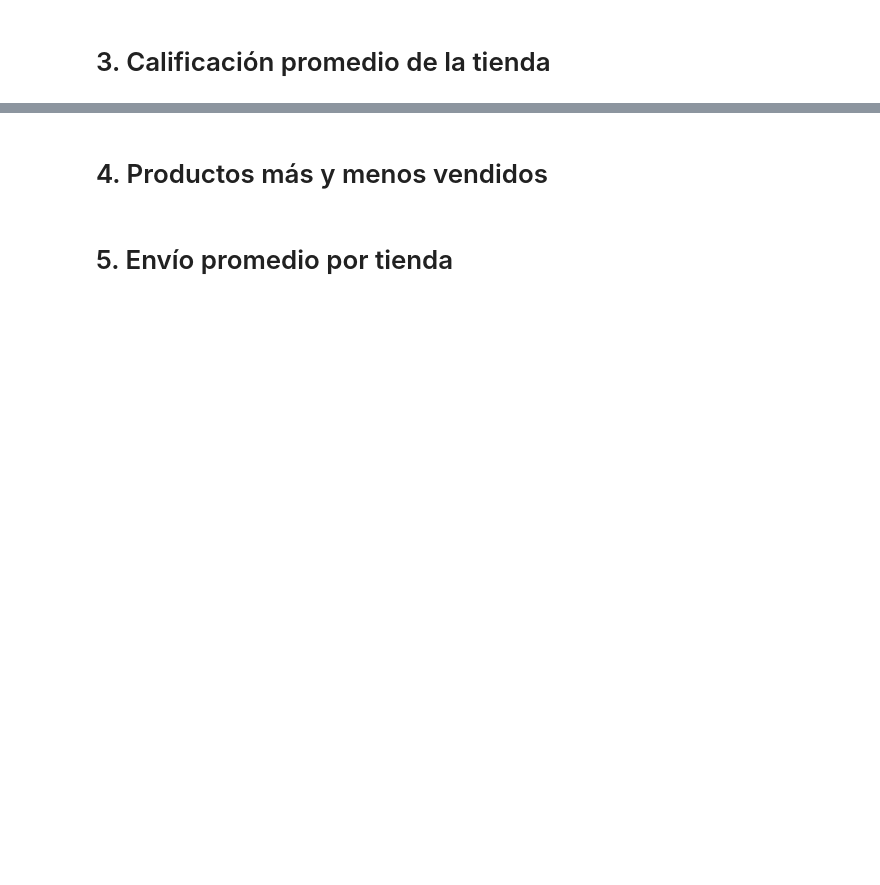
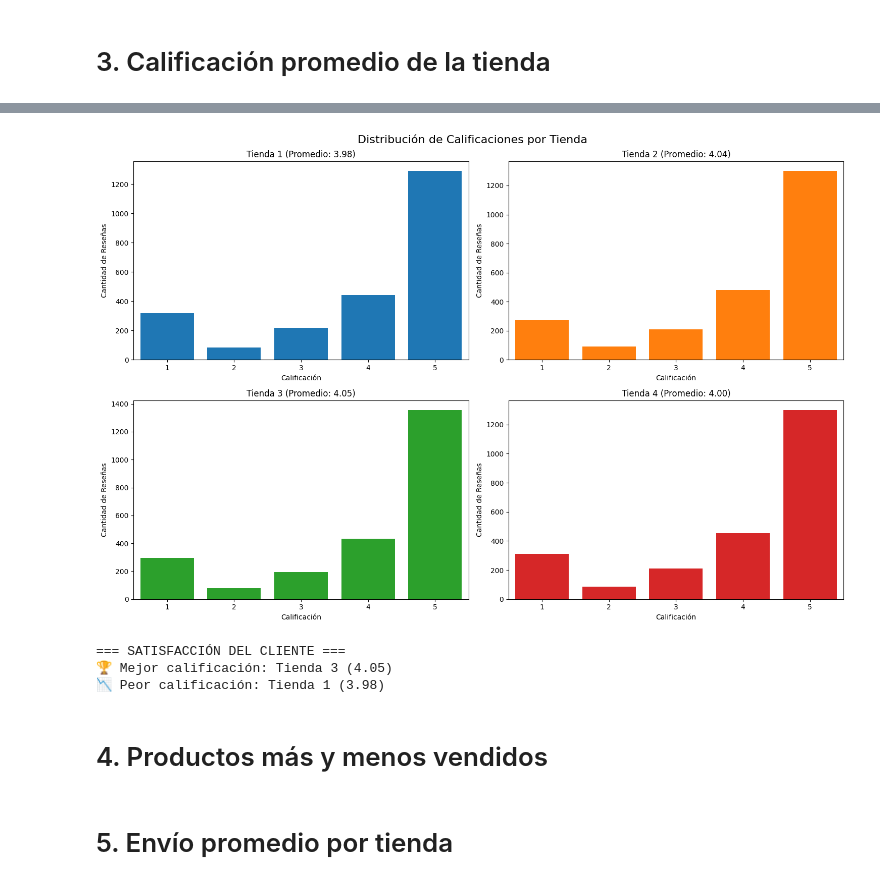
Before and after one commit to arruenicol/challenge_alura_store, a Jupyter notebook: AluraStoreLatam.ipynb, the cells around one changed output, grey strips where cells are left out. Saved outputs shown, nothing was run; the diff lists cells and outputs as text; code cells hidden in the pictures; blank space fills up the shorter version.

```diff
--- a/AluraStoreLatam.ipynb
+++ b/AluraStoreLatam.ipynb
@@ -87,3 +230,50 @@ plt.show()
+# %%
+# Distribución de calificaciones por tienda
+fig, axes = plt.subplots(2, 2, figsize=(15, 10))
+fig.suptitle('Distribución de Calificaciones por Tienda', fontsize=16)
+
+tiendas_data = [
+    (tienda, 'Tienda 1', '#1f77b4'),
+    (tienda2, 'Tienda 2', '#ff7f0e'),
+    (tienda3, 'Tienda 3', '#2ca02c'),
+    (tienda4, 'Tienda 4', '#d62728')
+]
+
+for i, (df_tienda, nombre, color) in enumerate(tiendas_data):
+    row = i // 2
+    col = i % 2
+
+    calificaciones_count = df_tienda["Calificación"].value_counts().sort_index()
+    axes[row, col].bar(calificaciones_count.index, calificaciones_count.values, color=color)
+    axes[row, col].set_title(f'{nombre} (Promedio: {df_tienda["Calificación"].mean():.2f})')
+    axes[row, col].set_xlabel('Calificación')
+    axes[row, col].set_ylabel('Cantidad de Reseñas')
+    axes[row, col].set_xlim(0.5, 5.5)
+
+plt.tight_layout()
+plt.show()
+
+
+# Análisis de satisfacción del cliente
+print("\n=== SATISFACCIÓN DEL CLIENTE ===")
+
+# Identificar la tienda con mejor y peor calificación
+mejor_tienda_idx = calificaciones_promedio["Calificación Promedio"].idxmax()
+peor_tienda_idx = calificaciones_promedio["Calificación Promedio"].idxmin()
+
+mejor_tienda = calificaciones_promedio.loc[mejor_tienda_idx, "Tienda"]
+mejor_calificacion = calificaciones_promedio.loc[mejor_tienda_idx, "Calificación Promedio"]
+
+peor_tienda = calificaciones_promedio.loc[peor_tienda_idx, "Tienda"]
+peor_calificacion = calificaciones_promedio.loc[peor_tienda_idx, "Calificación Promedio"]
+
+print(f"🏆 Mejor calificación: {mejor_tienda} ({mejor_calificacion:.2f})")
+print(f"📉 Peor calificación: {peor_tienda} ({peor_calificacion:.2f})")
+# %% [output]
+[figure, added]
+=== SATISFACCIÓN DEL CLIENTE ===
+🏆 Mejor calificación: Tienda 3 (4.05)
+📉 Peor calificación: Tienda 1 (3.98)
 # %% [markdown]
 # 4. Productos más y menos vendidos
 # %% [markdown]
```
Also changed, not shown: parts of 6 cells of this notebook.
